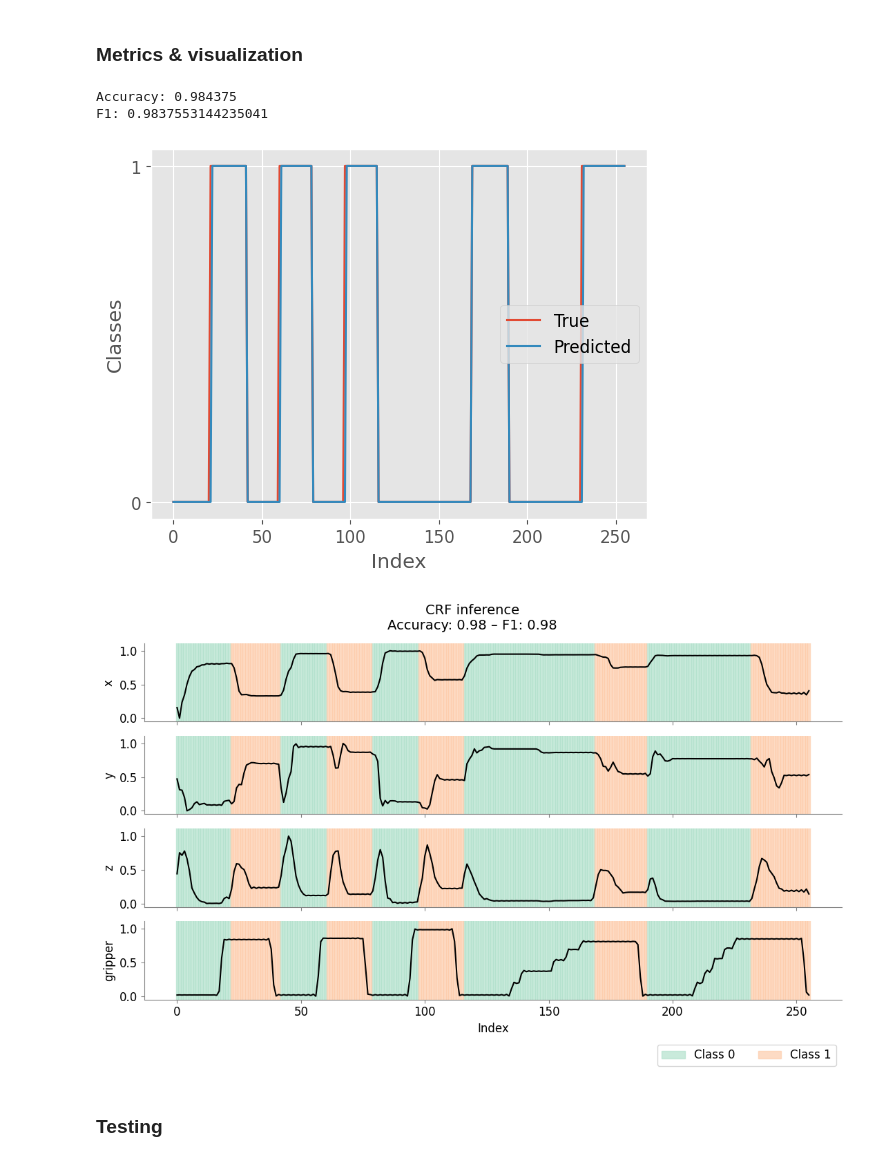
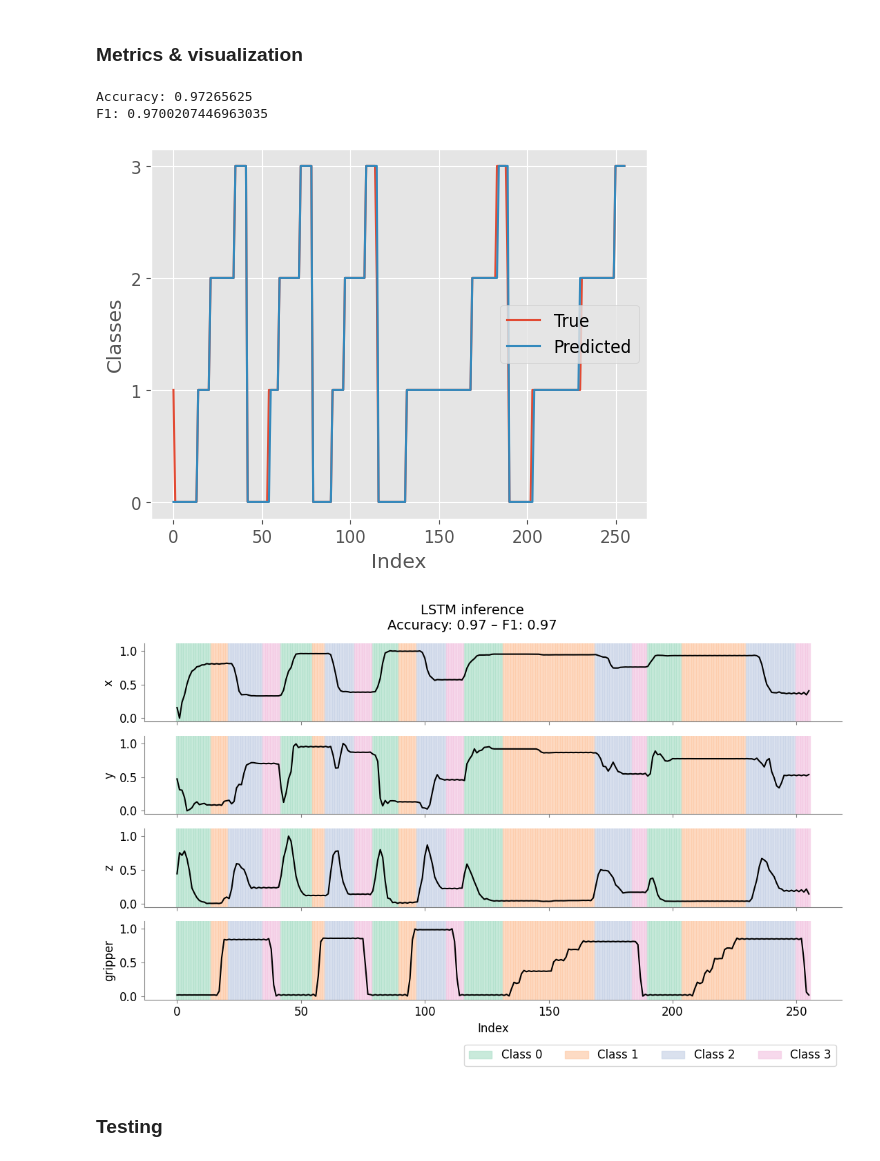
Before and after one commit to AlexanderHIth/temporaryforLSTMTesting, a Jupyter notebook: CRF-segmentation.ipynb, the cells around one changed output. Drawn from its saved outputs; the diff is of its cells as text; code cells hidden in the pictures.

Commit message:
Added LSTM to new editted notebook, for some reason git didn't like it when a thing so i just made a new repo

```diff
--- a/CRF-segmentation.ipynb
+++ b/CRF-segmentation.ipynb
@@ -768,8 +829,13 @@ def viterbi_decode(emissions, transitions):
 
     return torch.tensor(best_paths)
 # %%
+# model.eval()
+# best_paths = model.predict(supervised_observations)
+# print(f"True classes:\n{supervised_classes}")
+# print(f"Predicted classes:\n{best_paths}")
 model.eval()
-best_paths = model.predict(supervised_observations)
+t = supervised_observations.float()
+best_paths = model(t.unsqueeze(0))
 print(f"True classes:\n{supervised_classes}")
 print(f"Predicted classes:\n{best_paths}")
 # %% [output]
@@ -798,22 +867,48 @@ best_paths.shape, supervised_classes.shape
 # %% [markdown]
 ### Metrics & visualization
 # %%
-accuracy = accuracy_score(
-    y_true=supervised_classes.flatten(), y_pred=best_paths.flatten()
-)
-f1 = f1_score(
-    y_true=supervised_classes.flatten(), y_pred=best_paths.flatten(), average="macro"
-)
+# accuracy = accuracy_score(
+#     y_true=supervised_classes.flatten(), y_pred=best_paths.flatten()
+# )
+# f1 = f1_score(
+#     y_true=supervised_classes.flatten(), y_pred=best_paths.flatten(), average="macro"
+# )
+# print(f"Accuracy: {accuracy}")
+# print(f"F1: {f1}")
+output = model(supervised_observations.float().unsqueeze(0))  # shape: (batch, seq_len, num_tags)
+
+# Predicted classes
+preds = output.argmax(dim=-1)  # shape: (batch, seq_len)
+
+# Make sure target shape matches
+y_true = supervised_classes
+if y_true.dim() == 1:
+    y_true = y_true.unsqueeze(0)  # batch dimension
+
+# Flatten for metrics
+y_true_flat = y_true.reshape(-1)
+y_pred_flat = preds.reshape(-1)
+
+# Compute metrics
+accuracy = accuracy_score(y_true_flat, y_pred_flat)
+f1 = f1_score(y_true_flat, y_pred_flat, average="macro")
+
+# accuracy = accuracy_score( #I didn't know what to do here either but it was another dimension thing
+#     y_true=supervised_classes.flatten(), y_pred=best_paths.flatten()
+# )
+# f1 = f1_score(
+#     y_true=supervised_classes.flatten(), y_pred=best_paths.flatten(), average="macro"
+# )
 print(f"Accuracy: {accuracy}")
 print(f"F1: {f1}")
 # %% [output]
-Accuracy: 0.984375
-F1: 0.9837553144235041
+Accuracy: 0.97265625
+F1: 0.9700207446963035
 # %%
 with plt.style.context("ggplot_perso.mplstyle"):
     fig, ax = plt.subplots()  # figsize=(11, 7))
     ax.plot(supervised_classes, label="True")
-    ax.plot(best_paths, label="Predicted")
+    ax.plot(best_paths.argmax(dim=-1).squeeze(0).detach().cpu().numpy(), label="Predicted")
     ax.legend(loc="best")
     ax.set_ylabel("Classes")
     ax.set_xlabel("Index")
@@ -825,7 +920,7 @@ with plt.style.context("ggplot_perso.mplstyle"):
     )
     plt.show()
 # %% [output]
-[figure, old version]
+[figure, new version]
 # %%
 fig, axes = plt.subplots(
     nrows=supervised_observations.shape[1], ncols=1, sharex=True, figsize=(11, 7)
@@ -863,8 +958,25 @@ for idx, ax in enumerate(axes):
     y_mid = torch.tensor([y_low, y_high]).mean().item()
     # y_height = 0.05 * (y_high - y_low)
     y_height = y_high - y_low
+
     for jdx, class_id in enumerate(supervised_classes.unique()):
-        xs = ts[best_paths == class_id]
+        # print(ts.shape)
+        # print(best_paths.shape)
+        # print((best_paths == class_id).shape)
+        # print(ts.dim(), best_paths.dim())
+        pred = best_paths.argmax(dim=2).squeeze(0)
+        xs = ts[pred == class_id]
+        # xs = ts[best_paths == class_id]
+        #for some reason I had to add this line because when I had the above line, I'd get this error, idk why it never happened before
+#         IndexError                                Traceback (most recent call last)
+# Cell In[121], line 42
+#      40 print(ts.dim(), best_paths.dim())
+#      41 for jdx, class_id in enumerate(supervised_classes.unique()):
+# ---> 42     xs = ts[best_paths == class_id]
+#      43     for zdx, xi in enumerate(xs):
+#      44         if zdx == 0:
+
+# IndexError: too many indices for tensor of dimension 1
         for zdx, xi in enumerate(xs):
             if zdx == 0:
                 ax.fill_between(
@@ -873,35 +985,35 @@ for idx, ax in enumerate(axes):
                     [y_mid - y_height] * 2,
                     [y_mid + y_height] * 2,
                     alpha=0.7,
                     color=cmap[jdx],
                     label=f"Class {class_id}",
                 )
             else:
                 ax.fill_between(
                     # [x - 1, x],
                     [xi - 0.5, xi + 0.5],
                     [y_mid - y_height] * 2,
                     [y_mid + y_height] * 2,
                     alpha=0.7,
                     color=cmap[jdx],
                 )
     ax.set_ylim(bottom=y_low * 1.01, top=y_height * 1.01)
 axes[-1].set_xlabel("Index")
 # axes[0].legend(bbox_to_anchor=(1.0, 1.02))
 # if what_segments == "LowerLevel":
 #     bbox_to_anchor = (0.61, -0.6)
 # elif what_segments == "HigherLevel":
 #     bbox_to_anchor = (0.8, -0.6)
 #     bbox_to_anchor = (1, -0.5)
 axes[-1].legend(
     bbox_to_anchor=(1, -0.5), ncol=len(supervised_classes.unique()), fontsize=12
 )
-fig.suptitle(f"CRF inference\nAccuracy: {accuracy:3.2f} – F1: {f1:3.2f}", fontsize=14)
+fig.suptitle(f"LSTM inference\nAccuracy: {accuracy:3.2f} – F1: {f1:3.2f}", fontsize=14)
 # fig.autofmt_xdate()
 fig.tight_layout()
 plt.show()
 # %% [output]
-[figure, old version]
+[figure, new version]
 # %% [markdown]
 ### Testing
 # %%
```
Also changed, not shown: parts of 31 cells of this notebook, 1 other file.
